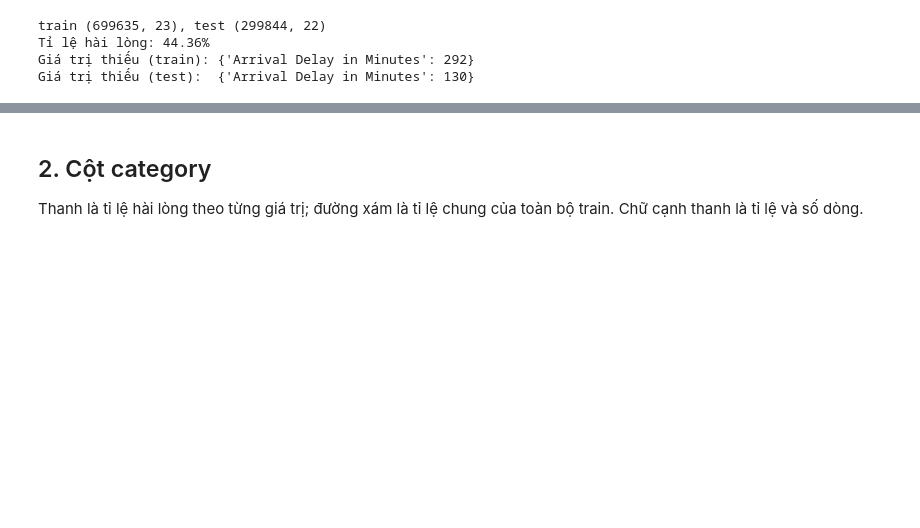
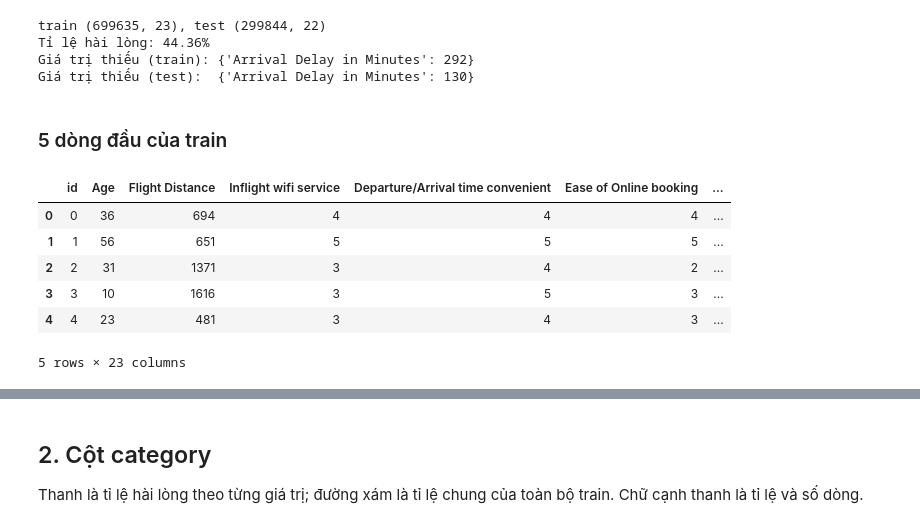
Before and after one commit to dthanhman/cs116-kaggle-s6e10, a Jupyter notebook: notebooks/A_eda.ipynb, the cells around one changed output, grey strips where cells are left out. Drawn from its saved outputs; the diff is of its cells as text; code cells hidden in the pictures; blank space fills up the shorter version.

```diff
--- a/notebooks/A_eda.ipynb
+++ b/notebooks/A_eda.ipynb
@@ -61,3 +61,15 @@ train (699635, 23), test (299844, 22)
 Tỉ lệ hài lòng: 44.36%
 Giá trị thiếu (train): {'Arrival Delay in Minutes': 292}
 Giá trị thiếu (test):  {'Arrival Delay in Minutes': 130}
+# %% [markdown]
+### 5 dòng đầu của train
+# %%
+train.head()
+# %% [output]
+|  | id | Age | Flight Distance | Inflight wifi service | Departure/Arrival time convenient | Ease of Online booking | ... |
+| 0 | 0 | 36 | 694 | 4 | 4 | 4 | ... |
+| 1 | 1 | 56 | 651 | 5 | 5 | 5 | ... |
+| 2 | 2 | 31 | 1371 | 3 | 4 | 2 | ... |
+| 3 | 3 | 10 | 1616 | 3 | 5 | 3 | ... |
+| 4 | 4 | 23 | 481 | 3 | 4 | 3 | ... |
+5 rows × 23 columns
```
Also changed, not shown: parts of 8 cells of this notebook, 1 other file.
